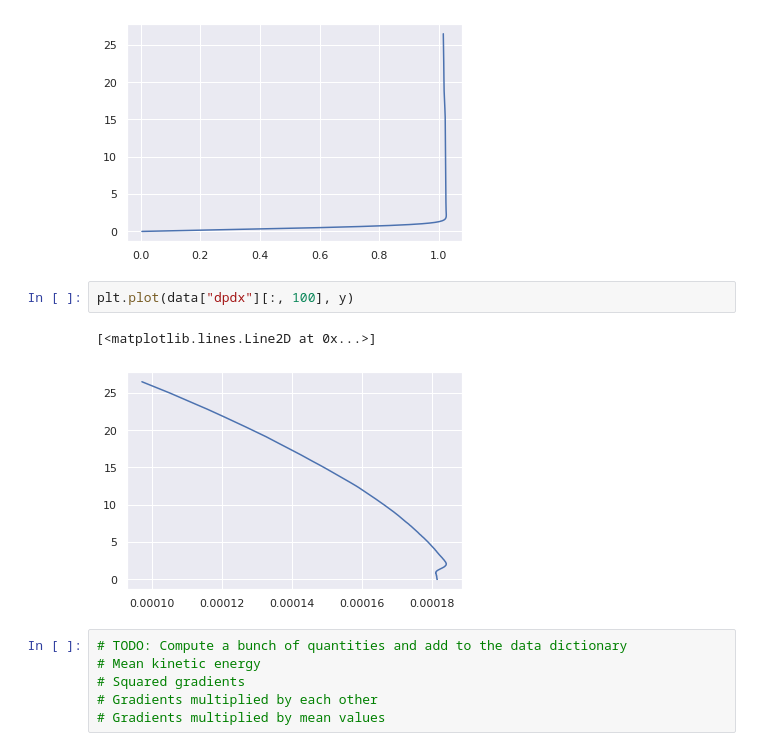
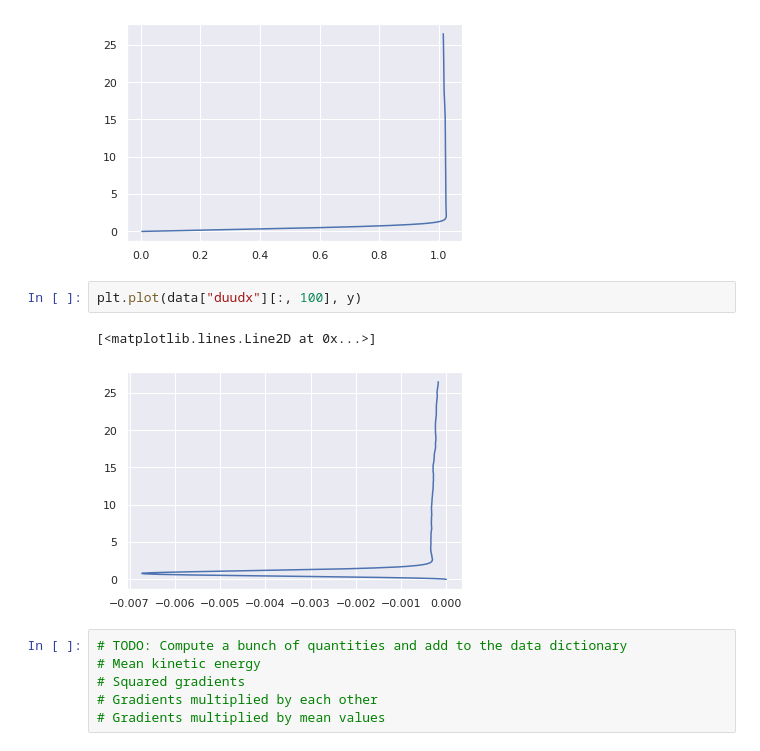
Before and after one commit to petebachant/boundary-layer-turbulence-modeling, a Jupyter notebook: notebook.ipynb, the cells around one changed output. Saved outputs shown, nothing was run; the diff lists cells and outputs as text.

```diff
--- a/notebook.ipynb
+++ b/notebook.ipynb
@@ -294,10 +294,10 @@ plt.plot(data["um"][:, 100], y)
 [<matplotlib.lines.Line2D at 0x...>]
 [figure]
 # %%
-plt.plot(data["dpdx"][:, 100], y)
+plt.plot(data["duudx"][:, 100], y)
 # %% [output]
 [<matplotlib.lines.Line2D at 0x...>]
-[figure, old version]
+[figure, new version]
 # %%
 # TODO: Compute a bunch of quantities and add to the data dictionary
 # Mean kinetic energy
```
